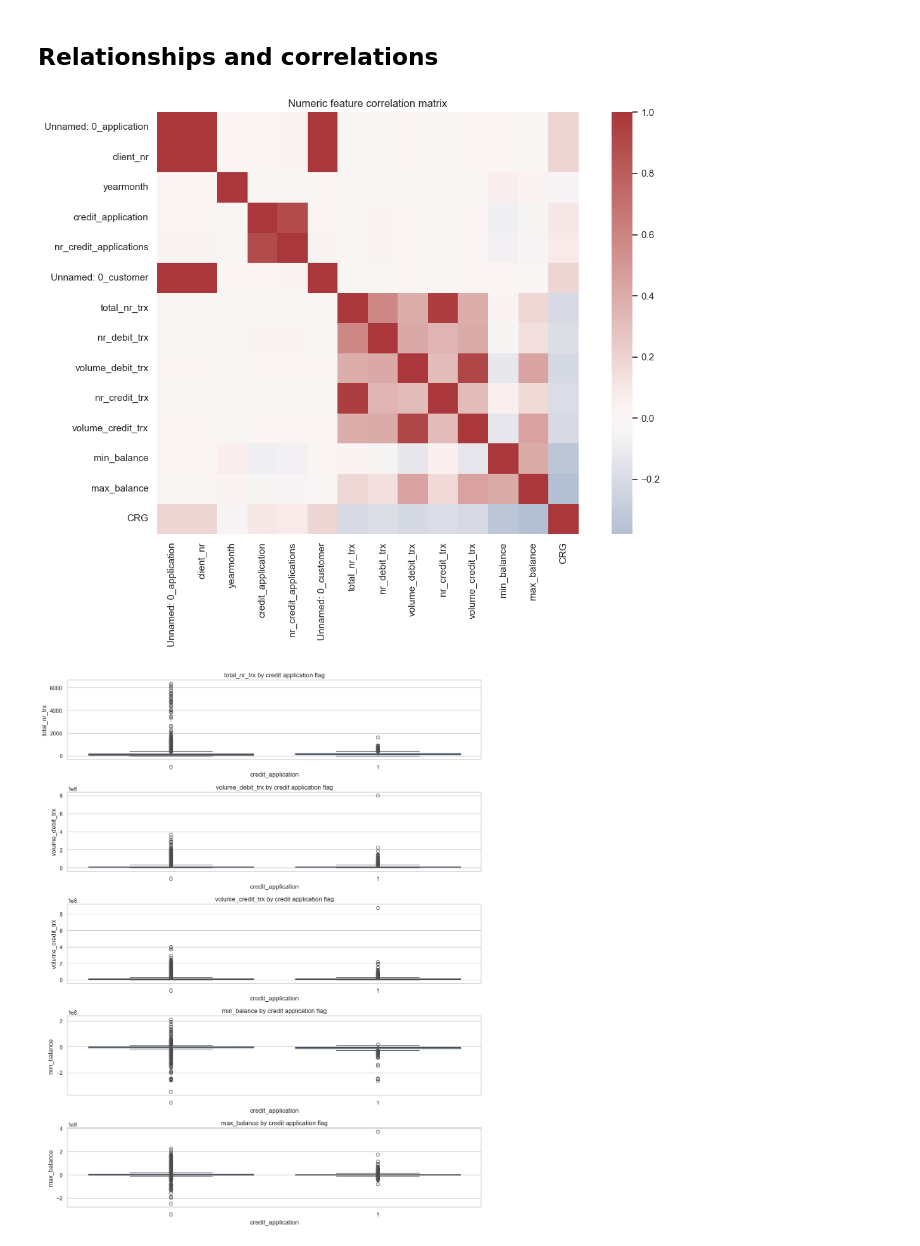
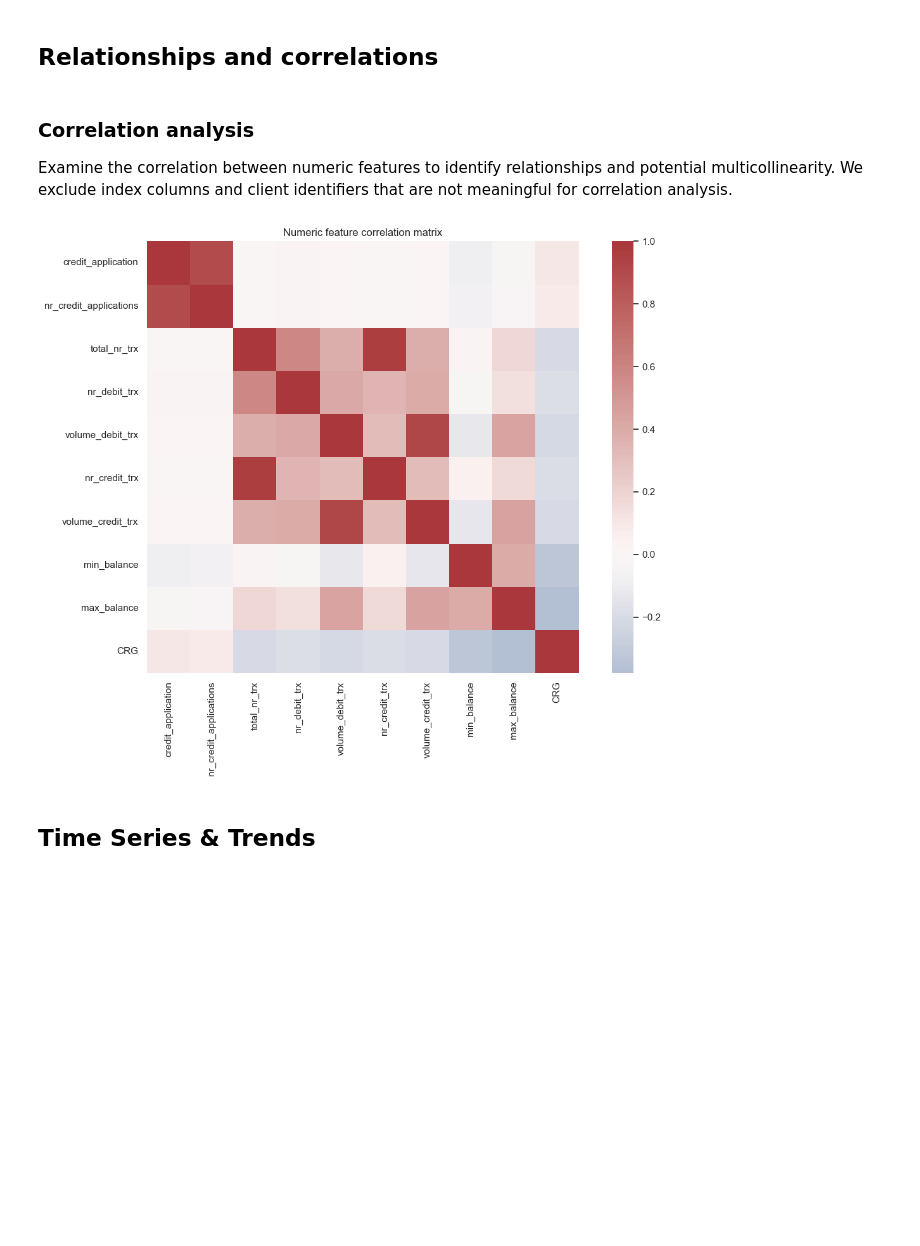
Before and after one commit to samanthavis/Credit_prediction_case, a Jupyter notebook: eda_credit_applications.ipynb, the cells around one changed output. Saved outputs shown, nothing was run; the diff lists cells and outputs as text; code cells hidden in the pictures; blank space fills up the shorter version.

Commit message:
data preparation and model training

```diff
--- a/eda_credit_applications.ipynb
+++ b/eda_credit_applications.ipynb
@@ -19,13 +19,13 @@ sns.set_theme(style='whitegrid', palette='deep')
 # %% [markdown]
 ## Display raw data
 # %%
-# load both raw pandas DataFrames
-data_dir = Path.cwd() / 'data'
-if not (data_dir / 'credit_applications.csv').exists():
-    data_dir = Path.cwd().parent / 'data'
+# Load the raw datasets, skipping the first column (index column from CSV export).
+credit_applications = pd.read_csv('./data/credit_applications.csv', index_col=0)
+customers = pd.read_csv('./data/customers.csv', index_col=0)
 
-credit_applications = pd.read_csv(data_dir / 'credit_applications.csv')
-customers = pd.read_csv(data_dir / 'customers.csv')
+# Convert YYYYMM to a proper month-period value (year-month only, no day).
+for dataframe in (credit_applications, customers):
+    dataframe["yearmonth"] = pd.to_datetime(dataframe["yearmonth"].astype(str), format="%Y%m").dt.to_period("M")
 # %%
 print(f'credit_applications: {credit_applications.shape[0]} rows x {credit_applications.shape[1]} columns')
 display(credit_applications)
@@ -334,21 +588,25 @@ plt.show()
 # %% [markdown]
 ## Relationships and correlations
+# %% [markdown]
+### Correlation analysis
+
+Examine the correlation between numeric features to identify relationships and potential multicollinearity. We exclude index columns and client identifiers that are not meaningful for correlation analysis.
 # %%
+# Calculate the correlation matrix for all numeric columns.
 correlation = eda.select_dtypes(include=np.number).corr()
+
+# Remove index columns and client identifiers (not meaningful for correlation analysis).
+columns_to_drop = ['client_nr']
+columns_to_drop = [col for col in columns_to_drop if col in correlation.columns]
+correlation = correlation.drop(columns=columns_to_drop, index=columns_to_drop)
+
+# Visualize the correlation matrix as a heatmap.
 plt.figure(figsize=(12, 9))
-sns.heatmap(correlation, cmap='vlag', center=0, square=True)
+sns.heatmap(correlation, cmap='vlag', center=0, square=True, annot=False)
 plt.title('Numeric feature correlation matrix')
 plt.tight_layout()
 plt.show()
-
-plot_columns = ['total_nr_trx', 'volume_debit_trx', 'volume_credit_trx', 'min_balance', 'max_balance']
-available_plot_columns = [column for column in plot_columns if column in eda.columns]
-fig, axes = plt.subplots(len(available_plot_columns), 1, figsize=(12, 3 * len(available_plot_columns)), squeeze=False)
-for axis, column in zip(axes.flat, available_plot_columns):
-    sns.boxplot(data=eda, x='credit_application', y=column, ax=axis)
-    axis.set_title(f'{column} by credit application flag')
-plt.tight_layout()
-plt.show()
 # %% [output]
-[figure, old version]
+[figure, new version]
-[figure, removed]
+# %% [markdown]
+## Time Series & Trends
```
Also changed, not shown: parts of 22 cells of this notebook, 22 other files.
